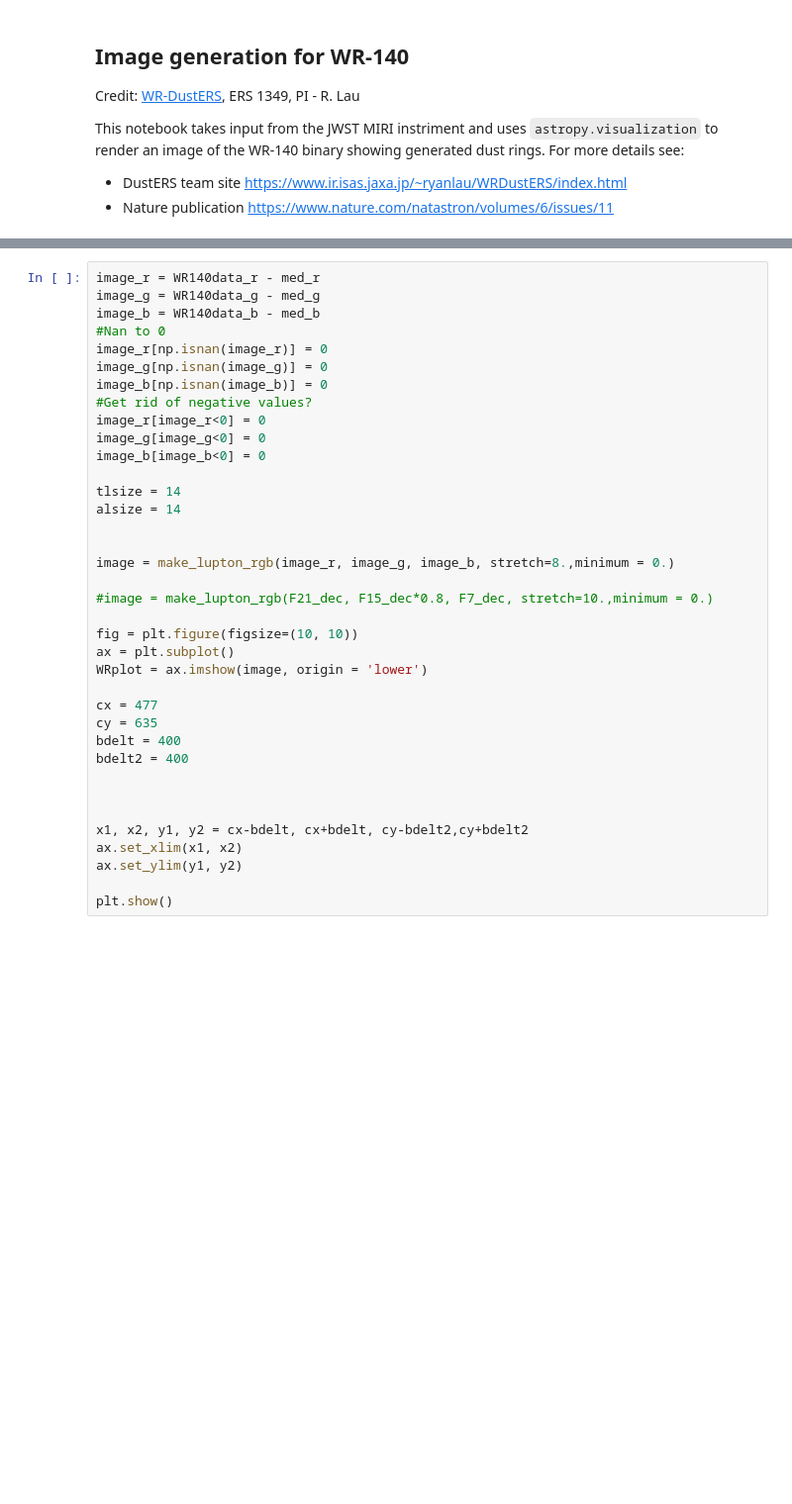
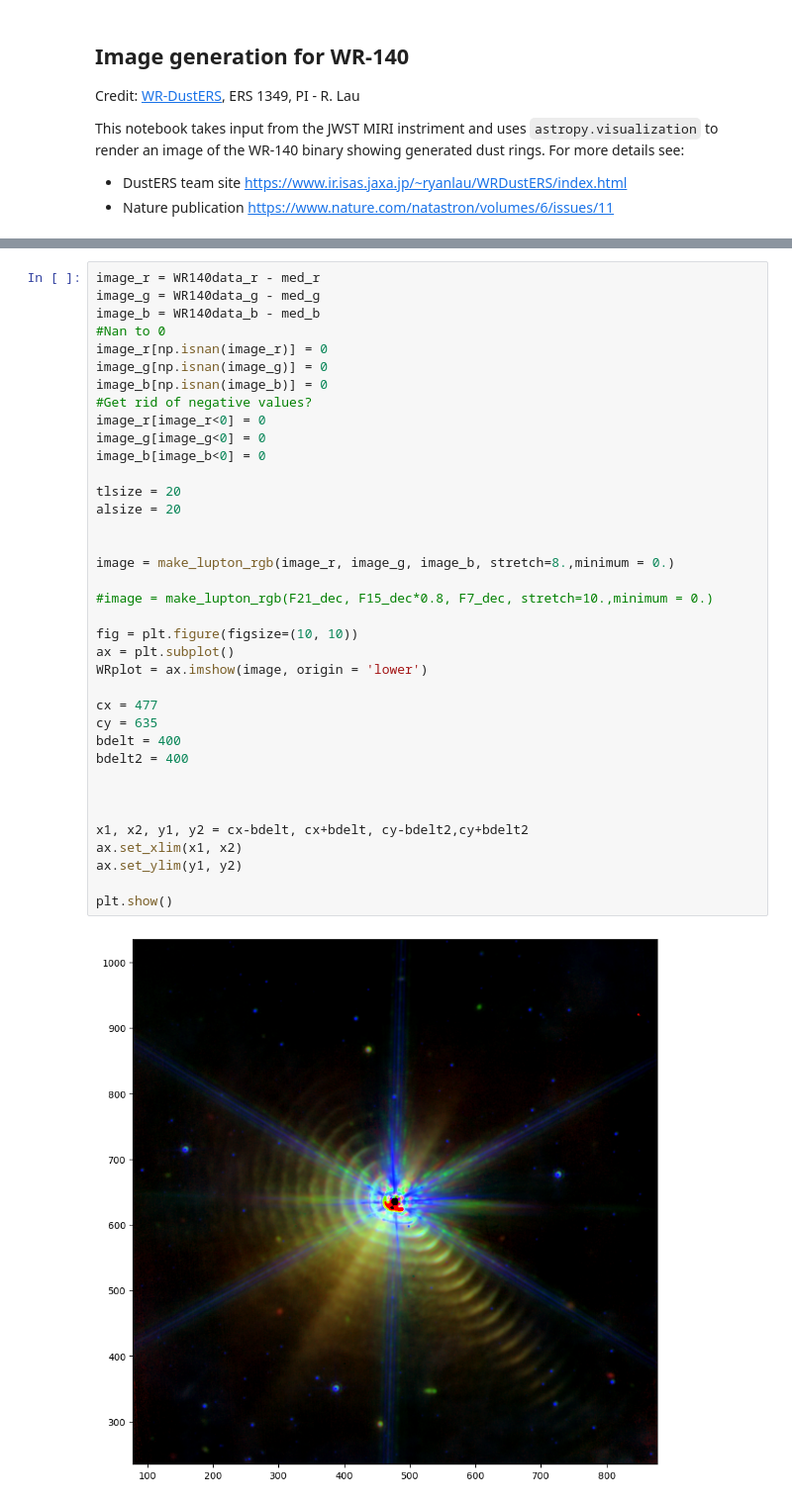
Before and after one commit to craiglpeters/dusters-wr-140, a Jupyter notebook: WR140_MIRI_Image.ipynb, the cells around one changed output, grey strips where cells are left out. Shown at 99% size. Drawn from its saved outputs; the diff is of its cells as text; blank space fills up the shorter version.

Commit message:
tlsize=20

```diff
--- a/WR140_MIRI_Image.ipynb
+++ b/WR140_MIRI_Image.ipynb
@@ -50,32 +89,34 @@ image_b = WR140data_b - med_b
 image_r[np.isnan(image_r)] = 0
 image_g[np.isnan(image_g)] = 0
 image_b[np.isnan(image_b)] = 0
 #Get rid of negative values?
 image_r[image_r<0] = 0
 image_g[image_g<0] = 0
 image_b[image_b<0] = 0
 
-tlsize = 14
-alsize = 14
+tlsize = 20
+alsize = 20
 
 
 image = make_lupton_rgb(image_r, image_g, image_b, stretch=8.,minimum = 0.)
 
 #image = make_lupton_rgb(F21_dec, F15_dec*0.8, F7_dec, stretch=10.,minimum = 0.)
 
 fig = plt.figure(figsize=(10, 10))
 ax = plt.subplot()
 WRplot = ax.imshow(image, origin = 'lower')
 
 cx = 477
 cy = 635
 bdelt = 400
 bdelt2 = 400
 
 
 
 x1, x2, y1, y2 = cx-bdelt, cx+bdelt, cy-bdelt2,cy+bdelt2
 ax.set_xlim(x1, x2)
 ax.set_ylim(y1, y2)
 
 plt.show()
+# %% [output]
+[figure, added]
```
Also changed, not shown: parts of 2 cells of this notebook.
